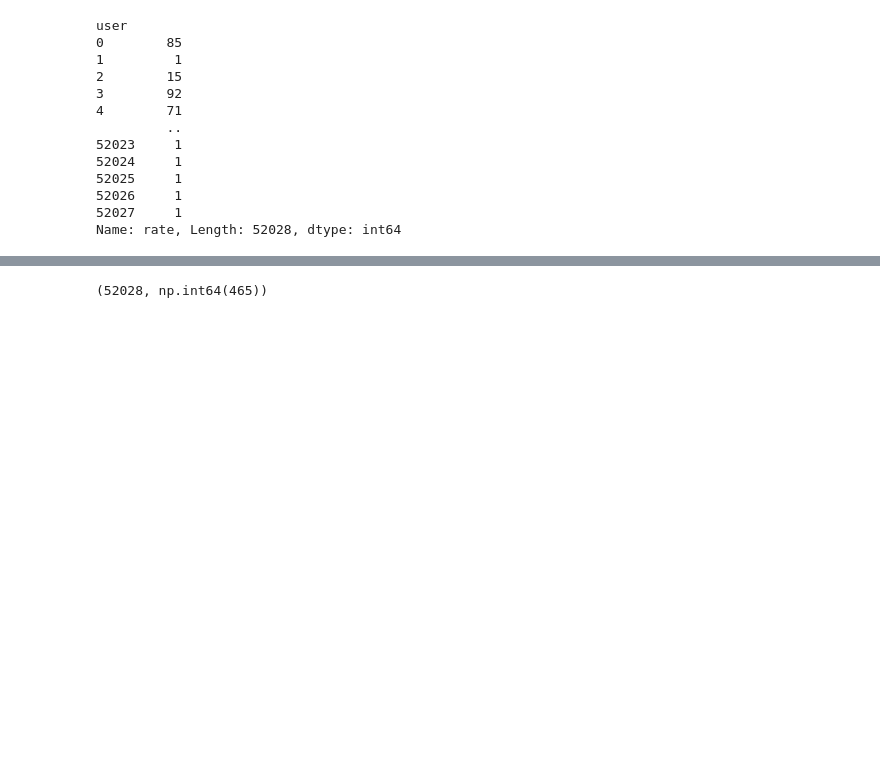
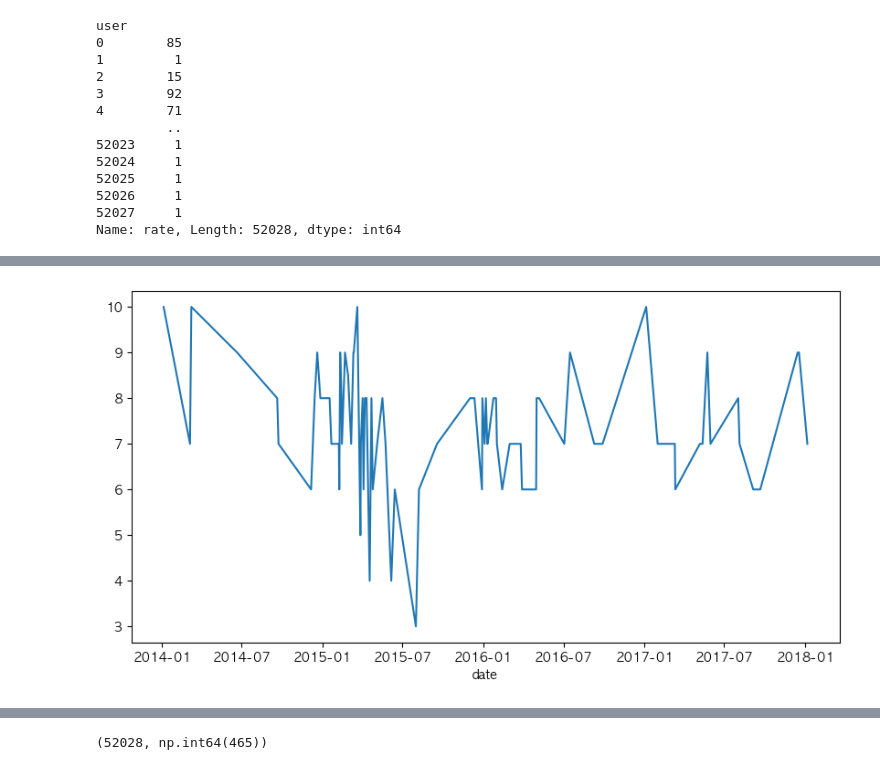
Before and after one commit to seokulee/codyssey, a Jupyter notebook: course02/question05.ipynb, the cells around one changed output, grey strips where cells are left out. Saved outputs shown, nothing was run; the diff lists cells and outputs as text; code cells hidden in the pictures; blank space fills up the shorter version.

```diff
--- a/course02/question05.ipynb
+++ b/course02/question05.ipynb
@@ -47,0 +70,13 @@ plt.show()
+# %%
+# 특정 사용자의 활동 패턴(날짜별 점수 평균)
+
+user = 0
+
+user_rates = rates[rates['user'] == user]
+user_rates
+
+fig, ax = plt.subplots(figsize=(10, 5))
+user_rates.groupby('date')['rate'].mean().plot(ax=ax)
+plt.show()
+# %% [output]
+[figure, added]
```
Also changed, not shown: parts of 5 cells of this notebook.
